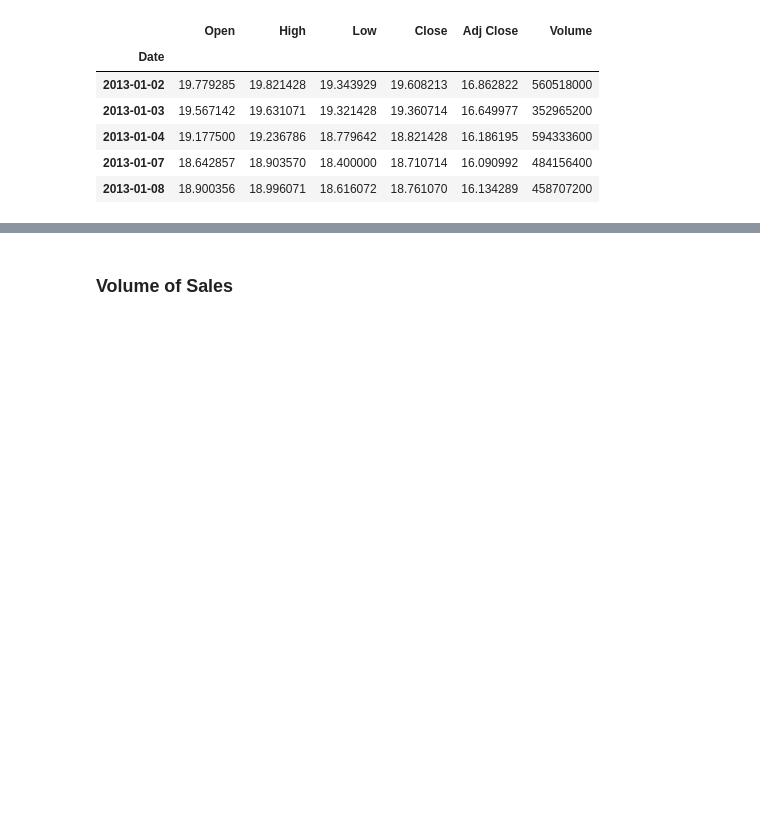
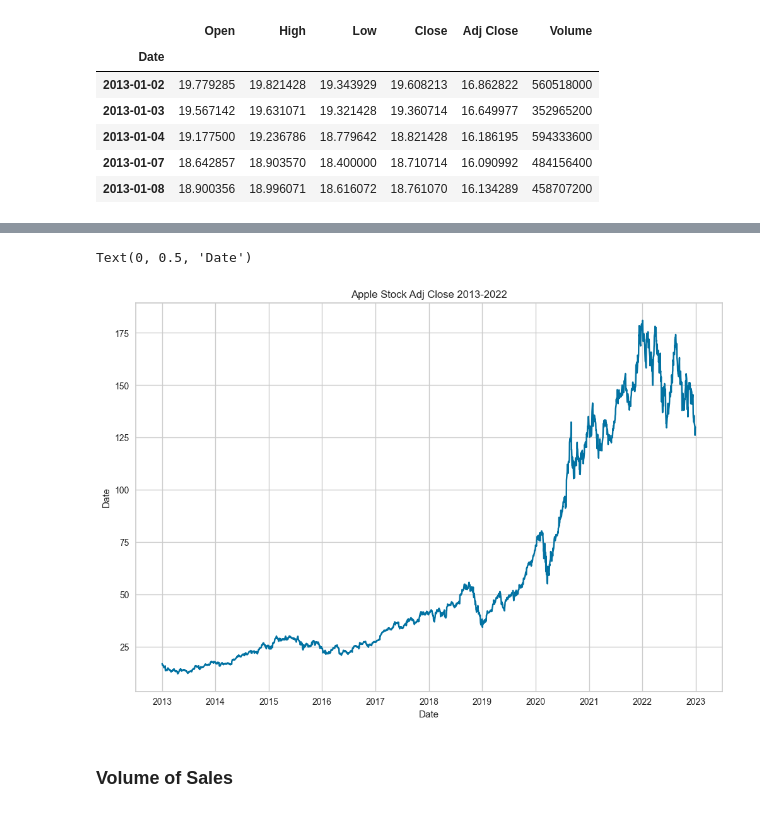
Before and after one commit to grantc00/capstone2, a Jupyter notebook: Capstone.ipynb, the cells around one changed output, grey strips where cells are left out. Saved outputs shown, nothing was run; the diff lists cells and outputs as text; code cells hidden in the pictures; blank space fills up the shorter version.

```diff
--- a/Capstone.ipynb
+++ b/Capstone.ipynb
@@ -124,3 +124,12 @@ ax6.legend(['Adj Close'])
+# %%
+plt.figure(figsize=(12,8))
+plt.plot(df['Adj Close'])
+plt.title('Apple Stock Adj Close 2013-2022')
+plt.xlabel('Date')
+plt.ylabel('Date')
+# %% [output]
+Text(0, 0.5, 'Date')
+[figure, added]
 # %% [markdown]
 ### Volume of Sales
 # %%
```
Also changed, not shown: parts of 11 cells of this notebook, 2 other files.
